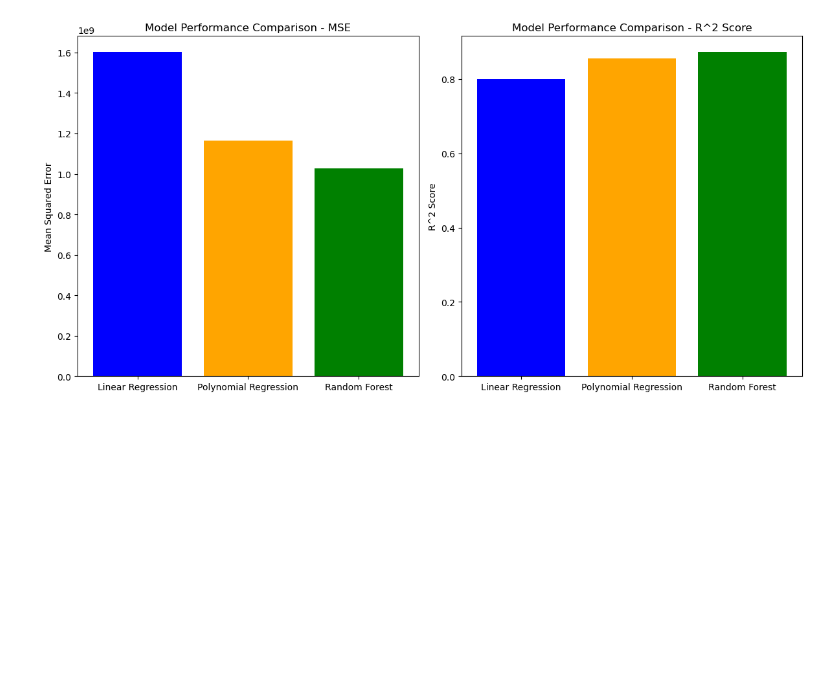
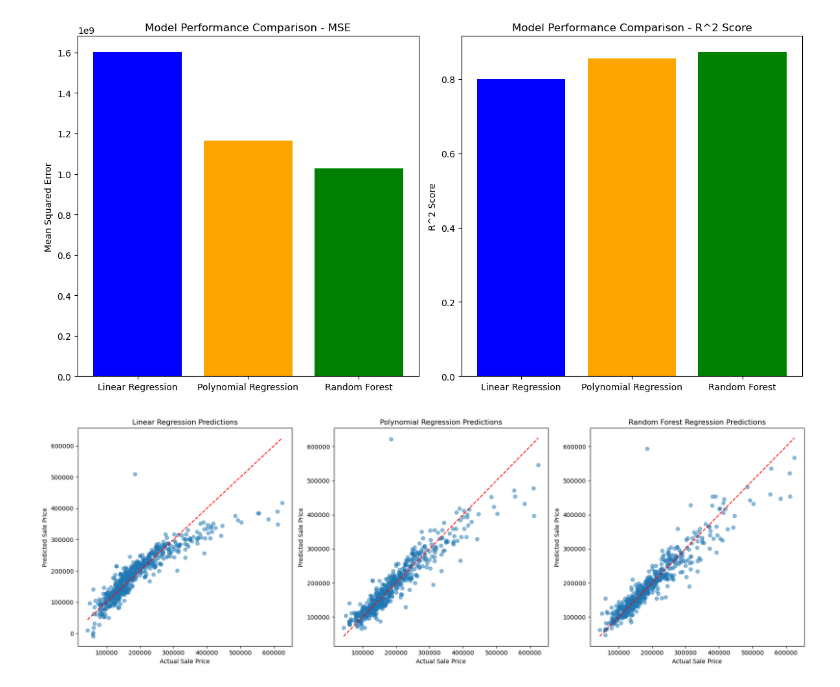
Before and after one commit to eirikimrik/ML---Assignment-1, a Jupyter notebook: Untitled.ipynb, the cells around one changed output. Saved outputs shown, nothing was run; the diff lists cells and outputs as text; code cells hidden in the pictures; blank space fills up the shorter version.

```diff
--- a/Untitled.ipynb
+++ b/Untitled.ipynb
@@ -235,3 +235,45 @@ plt.tight_layout()
 plt.show()
 # %% [output]
 [figure]
+# %%
+
+
+# Predictions from each model
+y_pred_lr = lr_model.predict(X_test_imputed)
+y_pred_poly = poly_model.predict(X_poly_test)
+y_pred_rf = rf_model.predict(X_test_imputed)
+
+# Actual Sale Prices
+y_actual = y_test
+
+# Set up the scatter plot
+plt.figure(figsize=(18, 6))
+
+# Linear Regression
+plt.subplot(1, 3, 1)
+plt.scatter(y_actual, y_pred_lr, alpha=0.5)
+plt.plot([y_actual.min(), y_actual.max()], [y_actual.min(), y_actual.max()], 'r--')
+plt.title('Linear Regression Predictions')
+plt.xlabel('Actual Sale Price')
+plt.ylabel('Predicted Sale Price')
+
+# Polynomial Regression
+plt.subplot(1, 3, 2)
+plt.scatter(y_actual, y_pred_poly, alpha=0.5)
+plt.plot([y_actual.min(), y_actual.max()], [y_actual.min(), y_actual.max()], 'r--')
+plt.title('Polynomial Regression Predictions')
+plt.xlabel('Actual Sale Price')
+plt.ylabel('Predicted Sale Price')
+
+# Random Forest Regression
+plt.subplot(1, 3, 3)
+plt.scatter(y_actual, y_pred_rf, alpha=0.5)
+plt.plot([y_actual.min(), y_actual.max()], [y_actual.min(), y_actual.max()], 'r--')
+plt.title('Random Forest Regression Predictions')
+plt.xlabel('Actual Sale Price')
+plt.ylabel('Predicted Sale Price')
+
+plt.tight_layout()
+plt.show()
+# %% [output]
+[figure, added]
```
